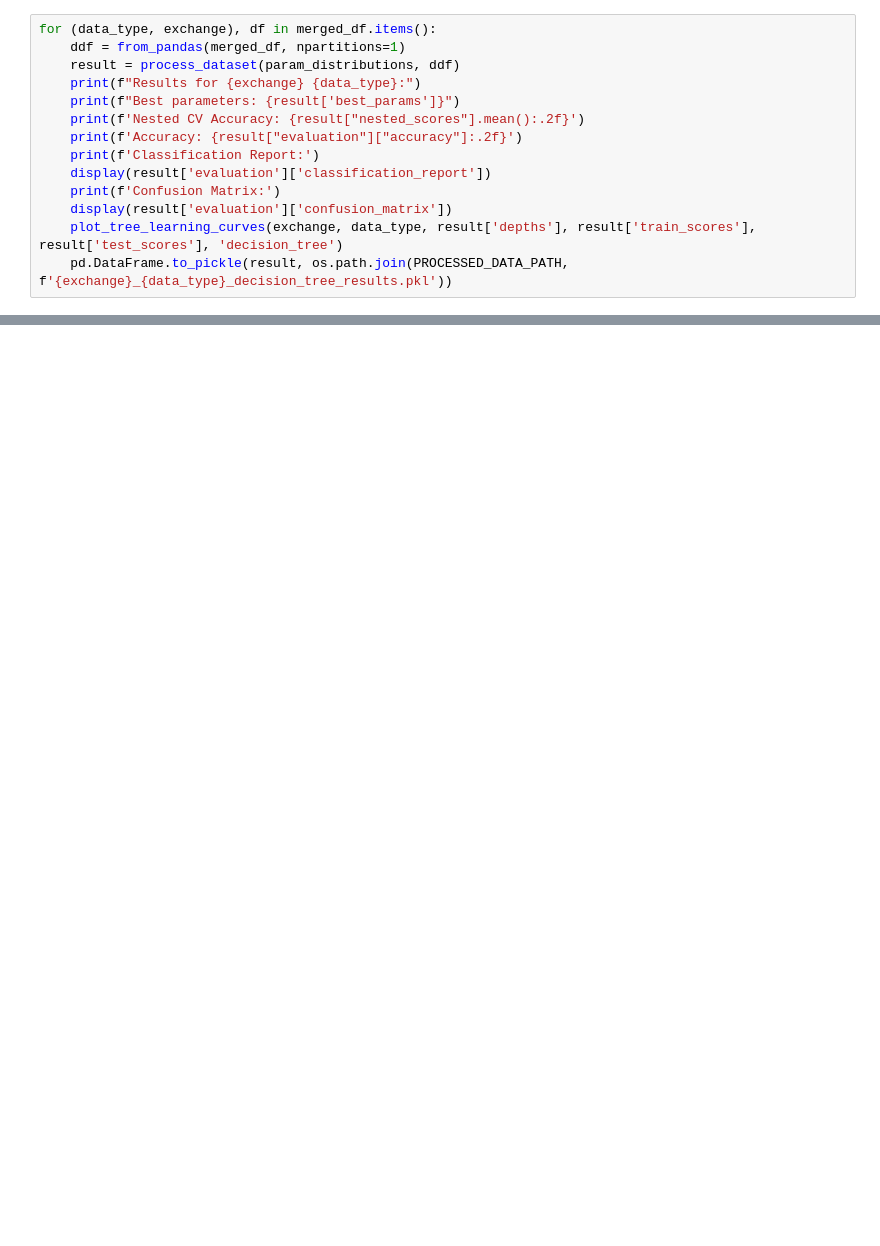
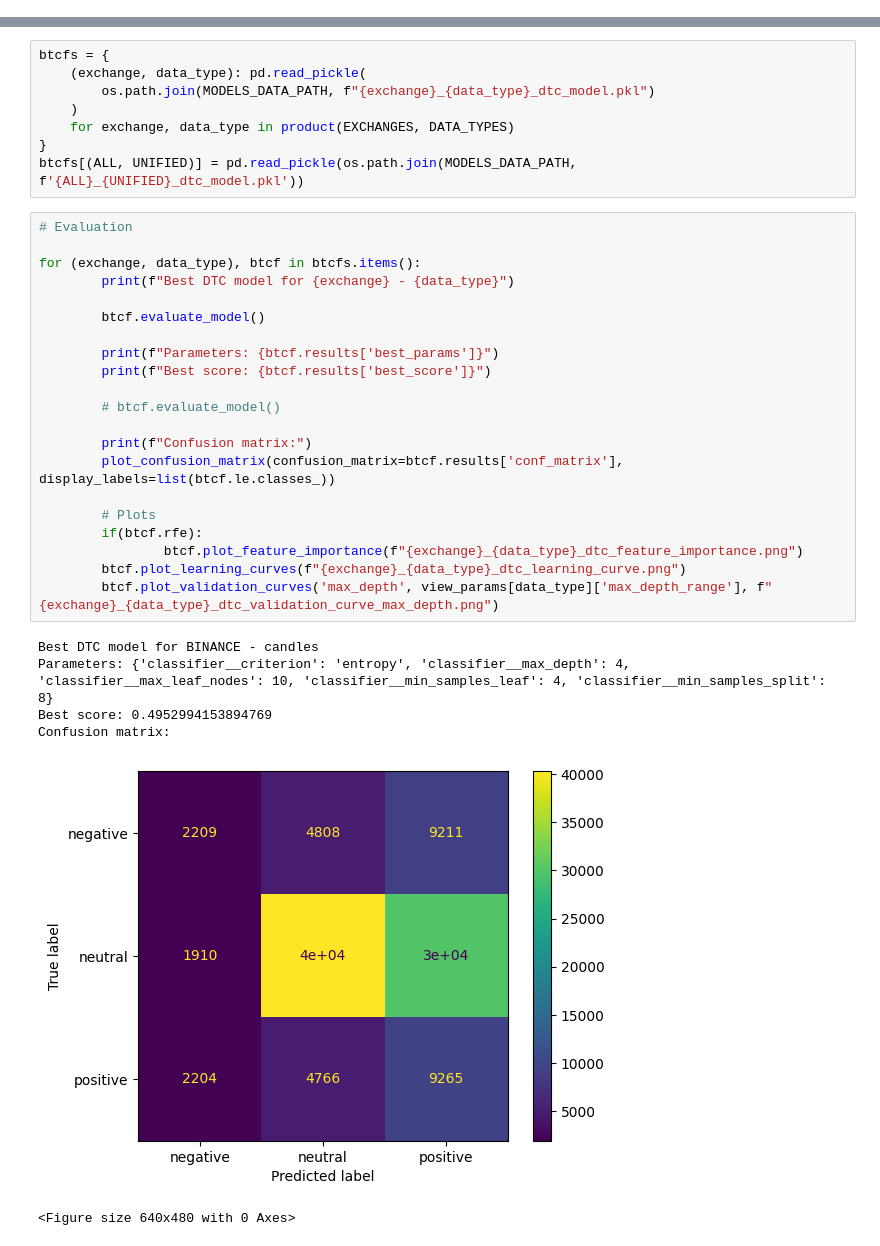
Before and after one commit to francescoperagine/big_data_bitcoin_forecasting, a Jupyter notebook: notebooks/decision_tree.ipynb, the cells around one changed output, grey strips where cells are left out. Saved outputs shown, nothing was run; the diff lists cells and outputs as text; blank space fills up the shorter version.

Commit message:
refactor: split data preparation, DT and RFC notebooks, add train model script

```diff
--- a/notebooks/decision_tree.ipynb
+++ b/notebooks/decision_tree.ipynb
@@ -138,14 +21,0 @@ param_distributions = {
-# %%
-for (data_type, exchange), df in merged_df.items():
-    ddf = from_pandas(merged_df, npartitions=1)
-    result = process_dataset(param_distributions, ddf)
-    print(f"Results for {exchange} {data_type}:")
-    print(f"Best parameters: {result['best_params']}")
-    print(f'Nested CV Accuracy: {result["nested_scores"].mean():.2f}')
-    print(f'Accuracy: {result["evaluation"]["accuracy"]:.2f}')
-    print(f'Classification Report:')
-    display(result['evaluation']['classification_report'])
-    print(f'Confusion Matrix:')
-    display(result['evaluation']['confusion_matrix'])
-    plot_tree_learning_curves(exchange, data_type, result['depths'], result['train_scores'], result['test_scores'], 'decision_tree')
-    pd.DataFrame.to_pickle(result, os.path.join(PROCESSED_DATA_PATH, f'{exchange}_{data_type}_decision_tree_results.pkl'))
@@ -151,0 +115,36 @@ for (data_type, exchange), df in merged_df.items():
+# %%
+btcfs = {
+    (exchange, data_type): pd.read_pickle(
+        os.path.join(MODELS_DATA_PATH, f"{exchange}_{data_type}_dtc_model.pkl")
+    )
+    for exchange, data_type in product(EXCHANGES, DATA_TYPES)
+}
+btcfs[(ALL, UNIFIED)] = pd.read_pickle(os.path.join(MODELS_DATA_PATH, f'{ALL}_{UNIFIED}_dtc_model.pkl'))
+# %%
+# Evaluation
+
+for (exchange, data_type), btcf in btcfs.items():
+        print(f"Best DTC model for {exchange} - {data_type}")
+
+        btcf.evaluate_model()
+
+        print(f"Parameters: {btcf.results['best_params']}")
+        print(f"Best score: {btcf.results['best_score']}")
+
+        # btcf.evaluate_model()
+
+        print(f"Confusion matrix:")
+        plot_confusion_matrix(confusion_matrix=btcf.results['conf_matrix'], display_labels=list(btcf.le.classes_))
+
+        # Plots
+        if(btcf.rfe):
+                btcf.plot_feature_importance(f"{exchange}_{data_type}_dtc_feature_importance.png")
+        btcf.plot_learning_curves(f"{exchange}_{data_type}_dtc_learning_curve.png")
+        btcf.plot_validation_curves('max_depth', view_params[data_type]['max_depth_range'], f"{exchange}_{data_type}_dtc_validation_curve_max_depth.png")
+# %% [output]
+Best DTC model for BINANCE - candles
+Parameters: {'classifier__criterion': 'entropy', 'classifier__max_depth': 4, 'classifier__max_leaf_nodes': 10, 'classifier__min_samples_leaf': 4, 'classifier__min_samples_split': 8}
+Best score: 0.4952994153894769
+Confusion matrix:
+[figure, added]
+<Figure size 640x480 with 0 Axes>
```
Also changed, not shown: parts of 17 cells of this notebook, 11 other files.
